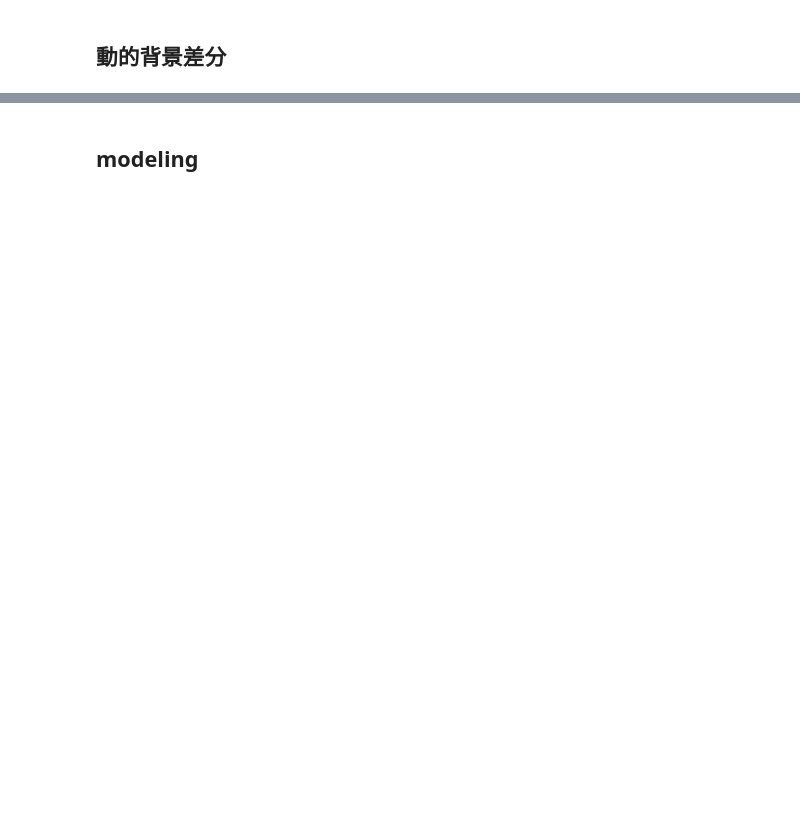
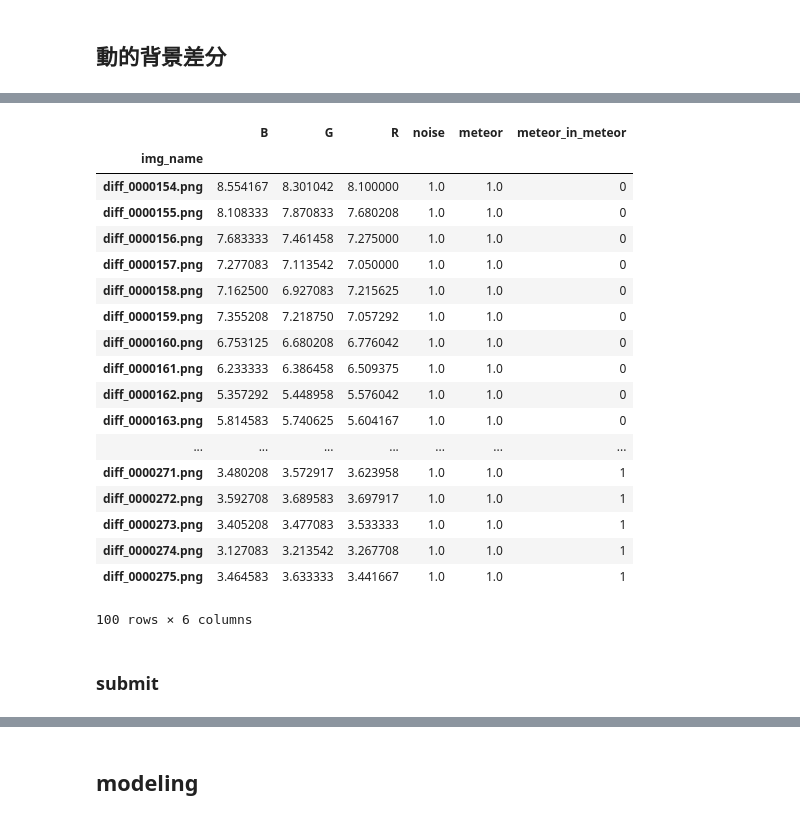
Before and after one commit to aj1m0n/signate, a Jupyter notebook: Meteor/Meteor.ipynb, the cells around one changed output, grey strips where cells are left out. Cells and saved outputs as stored; diff of their text form; code cells hidden in the pictures; blank space fills up the shorter version.

```diff
--- a/Meteor/Meteor.ipynb
+++ b/Meteor/Meteor.ipynb
@@ -236,0 +278,11 @@ mov_org.release()
+# %%
+n = dataset.shape[0]
+batch_size = 180
+ipca = IncrementalPCA(n_components=100)
+
+for i in range(n//batch_size):
+    r_dataset = ipca.partial_fit(dataset[i*batch_size:(i+1)*batch_size])
+
+r_dataset = ipca.transform(dataset)
+print(r_dataset.shape)
+print("PCA done.")
@@ -236,0 +292,3 @@ mov_org.release()
+# %%
+df_meteor = dfRGB[(dfRGB["noise"] == 1) & (dfRGB["meteor"] == 1)]
+df_meteor.head()
@@ -236,0 +303,2 @@ mov_org.release()
+# %%
+df_meteor["meteor_in_meteor"] = 0
@@ -236,0 +311,14 @@ mov_org.release()
+# %%
+# K-means clustering
+n_clusters = 2
+kmeans = KMeans(n_clusters=n_clusters, random_state=5).fit(r_dataset)
+labels = kmeans.labels_
+print("K-means clustering done.")
+
+for i in range(n_clusters):
+    label = np.where(labels==i)[0]
+    for j in label:
+        df_meteor.iloc[j,5] = i
+        #print(j)
+
+print("Image placing done.")
@@ -236,0 +333,22 @@ mov_org.release()
+# %%
+df_meteor.head(100)
+# %% [output]
+|  | B | G | R | noise | meteor | meteor_in_meteor |
+| img_name |  |  |  |  |  |  |
+| diff_0000154.png | 8.554167 | 8.301042 | 8.100000 | 1.0 | 1.0 | 0 |
+| diff_0000155.png | 8.108333 | 7.870833 | 7.680208 | 1.0 | 1.0 | 0 |
+| diff_0000156.png | 7.683333 | 7.461458 | 7.275000 | 1.0 | 1.0 | 0 |
+| diff_0000157.png | 7.277083 | 7.113542 | 7.050000 | 1.0 | 1.0 | 0 |
+| diff_0000158.png | 7.162500 | 6.927083 | 7.215625 | 1.0 | 1.0 | 0 |
+| diff_0000159.png | 7.355208 | 7.218750 | 7.057292 | 1.0 | 1.0 | 0 |
+| diff_0000160.png | 6.753125 | 6.680208 | 6.776042 | 1.0 | 1.0 | 0 |
+| diff_0000161.png | 6.233333 | 6.386458 | 6.509375 | 1.0 | 1.0 | 0 |
+| diff_0000162.png | 5.357292 | 5.448958 | 5.576042 | 1.0 | 1.0 | 0 |
+| diff_0000163.png | 5.814583 | 5.740625 | 5.604167 | 1.0 | 1.0 | 0 |
+| ... | ... | ... | ... | ... | ... | ... |
+| diff_0000271.png | 3.480208 | 3.572917 | 3.623958 | 1.0 | 1.0 | 1 |
+| diff_0000272.png | 3.592708 | 3.689583 | 3.697917 | 1.0 | 1.0 | 1 |
+| diff_0000273.png | 3.405208 | 3.477083 | 3.533333 | 1.0 | 1.0 | 1 |
+| diff_0000274.png | 3.127083 | 3.213542 | 3.267708 | 1.0 | 1.0 | 1 |
+| diff_0000275.png | 3.464583 | 3.633333 | 3.441667 | 1.0 | 1.0 | 1 |
+100 rows × 6 columns
@@ -236,0 +360,2 @@ mov_org.release()
+# %% [markdown]
+### submit
```
Also changed, not shown: parts of 31 cells of this notebook.
